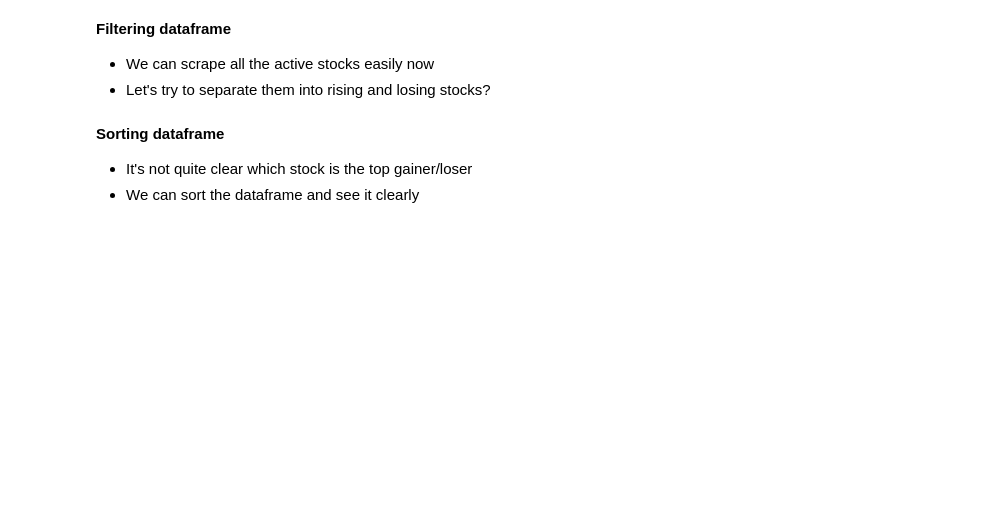
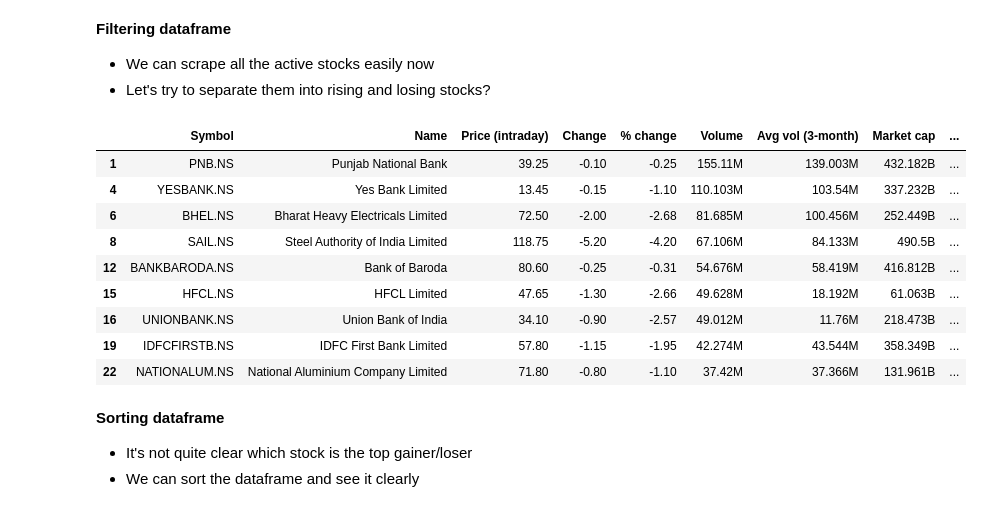
Before and after one commit to Dsushmitha/Web-Scrapping-and-Data-Visualisation-with-Python, a Jupyter notebook: Web_Scraping_with_Python_Starter_Project.ipynb, the cells around one changed output. Cells and saved outputs as stored; diff of their text form; code cells hidden in the pictures; blank space fills up the shorter version.

```diff
--- a/Web_Scraping_with_Python_Starter_Project.ipynb
+++ b/Web_Scraping_with_Python_Starter_Project.ipynb
@@ -274,10 +366,28 @@ def revert_scaled_number(number):
 - Let's try to separate them into rising and losing stocks?
 # %%
 # TODO: first scrape the active stocks table using the web scraper function
+active_stocks = scrape_table("https://in.finance.yahoo.com/most-active")
 
 # TODO: change the data type of the dataframe columns
+active_stocks = convert_column_to_float(active_stocks,['% change'])
 
 # TODO: filter the dataframe by % Change (pos/neg)
+Gaining = active_stocks[active_stocks['% change']>0]
+Gaining
+
+Losing = active_stocks[active_stocks['% change']<0]
+Losing
+# %% [output]
+|  | Symbol | Name | Price (intraday) | Change | % change | Volume | Avg vol (3-month) | Market cap | ... |
+| 1 | PNB.NS | Punjab National Bank | 39.25 | -0.10 | -0.25 | 155.11M | 139.003M | 432.182B | ... |
+| 4 | YESBANK.NS | Yes Bank Limited | 13.45 | -0.15 | -1.10 | 110.103M | 103.54M | 337.232B | ... |
+| 6 | BHEL.NS | Bharat Heavy Electricals Limited | 72.50 | -2.00 | -2.68 | 81.685M | 100.456M | 252.449B | ... |
+| 8 | SAIL.NS | Steel Authority of India Limited | 118.75 | -5.20 | -4.20 | 67.106M | 84.133M | 490.5B | ... |
+| 12 | BANKBARODA.NS | Bank of Baroda | 80.60 | -0.25 | -0.31 | 54.676M | 58.419M | 416.812B | ... |
+| 15 | HFCL.NS | HFCL Limited | 47.65 | -1.30 | -2.66 | 49.628M | 18.192M | 61.063B | ... |
+| 16 | UNIONBANK.NS | Union Bank of India | 34.10 | -0.90 | -2.57 | 49.012M | 11.76M | 218.473B | ... |
+| 19 | IDFCFIRSTB.NS | IDFC First Bank Limited | 57.80 | -1.15 | -1.95 | 42.274M | 43.544M | 358.349B | ... |
+| 22 | NATIONALUM.NS | National Aluminium Company Limited | 71.80 | -0.80 | -1.10 | 37.42M | 37.366M | 131.961B | ... |
 # %% [markdown]
 **Sorting dataframe**
 
```
Also changed, not shown: parts of 13 cells of this notebook.
